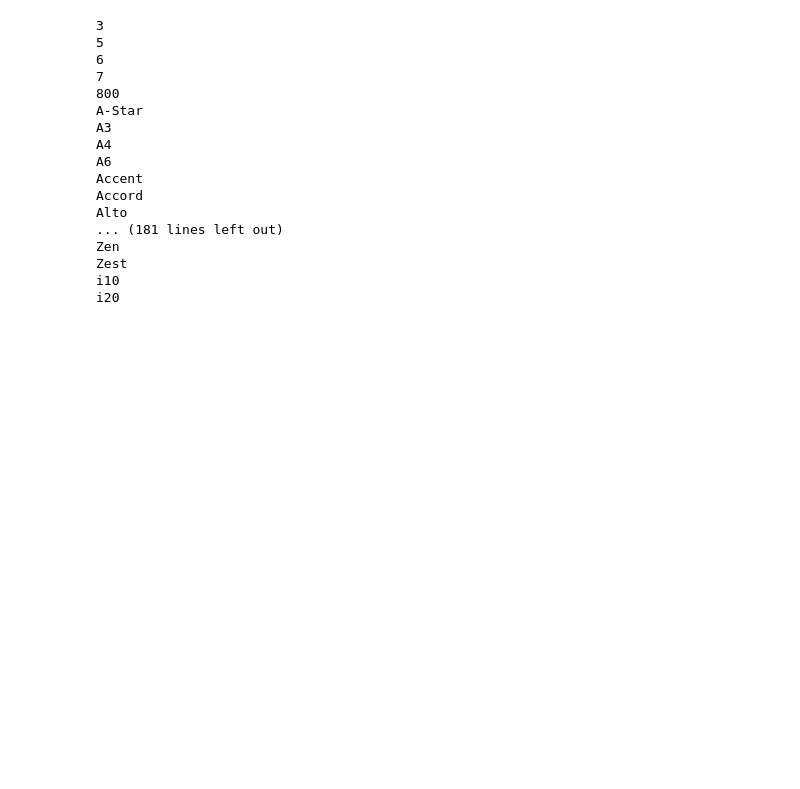
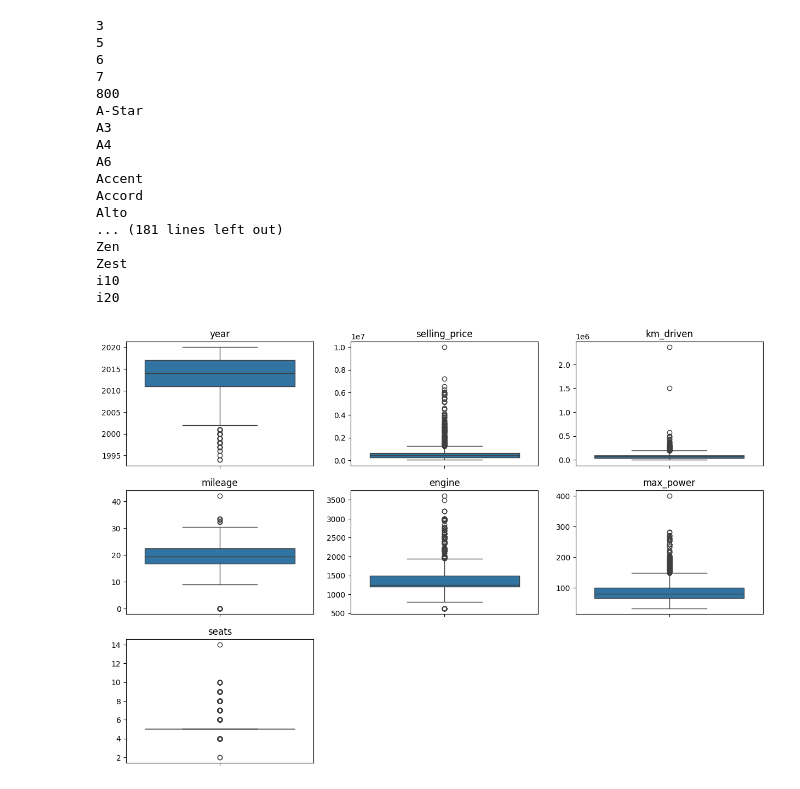
Before and after one commit to forsterboy/DS_final_project, a Jupyter notebook: aycan2.ipynb, the cells around one changed output. Cells and saved outputs as stored; diff of their text form; code cells hidden in the pictures; blank space fills up the shorter version.

```diff
--- a/aycan2.ipynb
+++ b/aycan2.ipynb
@@ -504,0 +506,40 @@ i20
+# %%
+## 2 DATA WRANGLING
+
+# 2a) Handling Outliers
+
+# First,lets see the outliers in boxplot for numerical columns
+
+plt.figure(figsize=(15,10))
+
+plt.subplot(3,3,1)
+sns.boxplot(df['year'].values)
+plt.title("year")
+
+plt.subplot(3,3,2)
+sns.boxplot(df['selling_price'].values)
+plt.title("selling_price")
+
+plt.subplot(3,3,3)
+sns.boxplot(df['km_driven'].values)
+plt.title("km_driven")
+
+plt.subplot(3,3,4)
+sns.boxplot(df['mileage'].values)
+plt.title("mileage")
+
+plt.subplot(3,3,5)
+sns.boxplot(df['engine'].values)
+plt.title("engine")
+
+plt.subplot(3,3,6)
+sns.boxplot(df['max_power'].values)
+plt.title("max_power")
+
+plt.subplot(3,3,7)
+sns.boxplot(df['seats'].values)
+plt.title("seats")
+
+plt.show()
+# %% [output]
+[figure, added]
```
Also changed, not shown: parts of 47 cells of this notebook, 4 other files.
